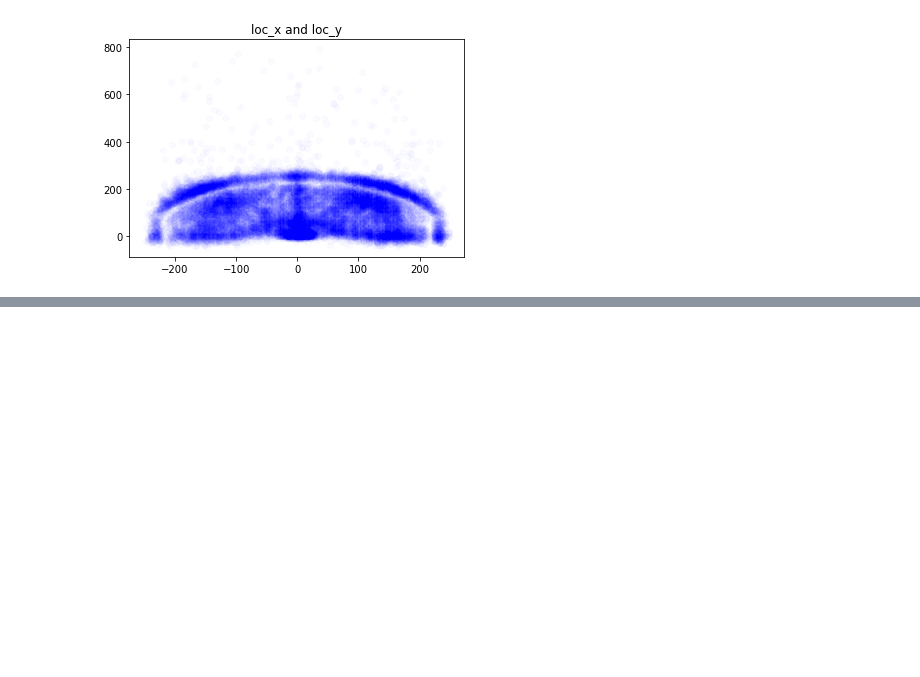
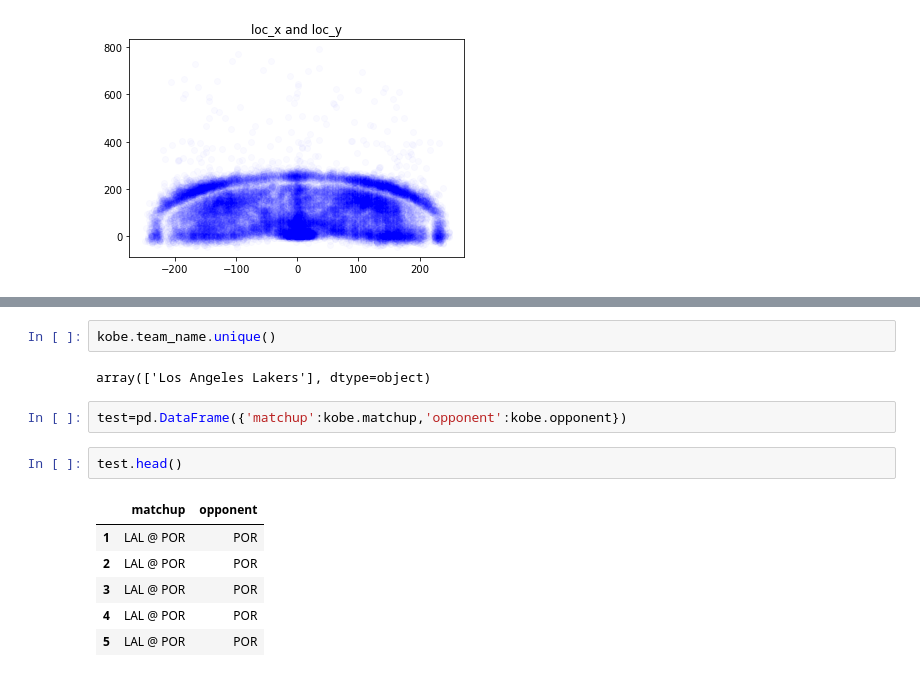
Before and after one commit to lixixi89055465/py_stu, a Jupyter notebook: tangyudi/科比数据集分析/stu_1.ipynb, the cells around one changed output, grey strips where cells are left out. Drawn from its saved outputs; the diff is of its cells as text; blank space fills up the shorter version.

```diff
--- a/tangyudi/科比数据集分析/stu_1.ipynb
+++ b/tangyudi/科比数据集分析/stu_1.ipynb
@@ -84,0 +179,15 @@ plt.title("lat and lon ")
+# %%
+kobe.team_name.unique()
+# %% [output]
+array(['Los Angeles Lakers'], dtype=object)
+# %%
+test=pd.DataFrame({'matchup':kobe.matchup,'opponent':kobe.opponent})
+# %%
+test.head()
+# %% [output]
+|  | matchup | opponent |
+| 1 | LAL @ POR | POR |
+| 2 | LAL @ POR | POR |
+| 3 | LAL @ POR | POR |
+| 4 | LAL @ POR | POR |
+| 5 | LAL @ POR | POR |
```
Also changed, not shown: parts of 32 cells of this notebook.
